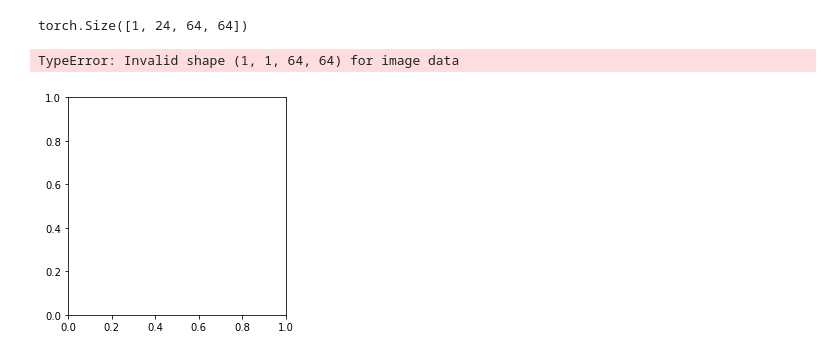
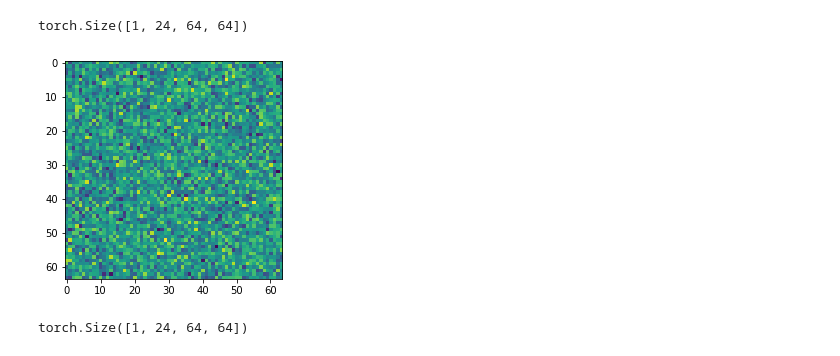
Before and after one commit to pmistry9597/Climate-Hack-2022, a Jupyter notebook: unet/tests.ipynb, the cells around one changed output. Drawn from its saved outputs; the diff is of its cells as text; code cells hidden in the pictures.

```diff
--- a/unet/tests.ipynb
+++ b/unet/tests.ipynb
@@ -18,8 +18,14 @@ unet(garbo).shape
 # %% [output]
 torch.Size([1, 24, 64, 64])
 # %%
-plt.imshow(unet(garbo).detach()[:, 0].view([1,1,64,64]), cmap='viridis')
+plt.imshow(unet(garbo).detach()[:, 0].view([64,64]), cmap='viridis')
 plt.show()
 # %% [output]
-TypeError: Invalid shape (1, 1, 64, 64) for image data
-[figure, old version]
+[figure, new version]
+# %%
+imp.reload(model)
+unetthic = model.UNetThic()
+garbo = torch.randn([1, 12, 128, 128])
+unetthic(garbo).shape
+# %% [output]
+torch.Size([1, 24, 64, 64])
```
Also changed, not shown: parts of 3 cells of this notebook, 1 other file.
